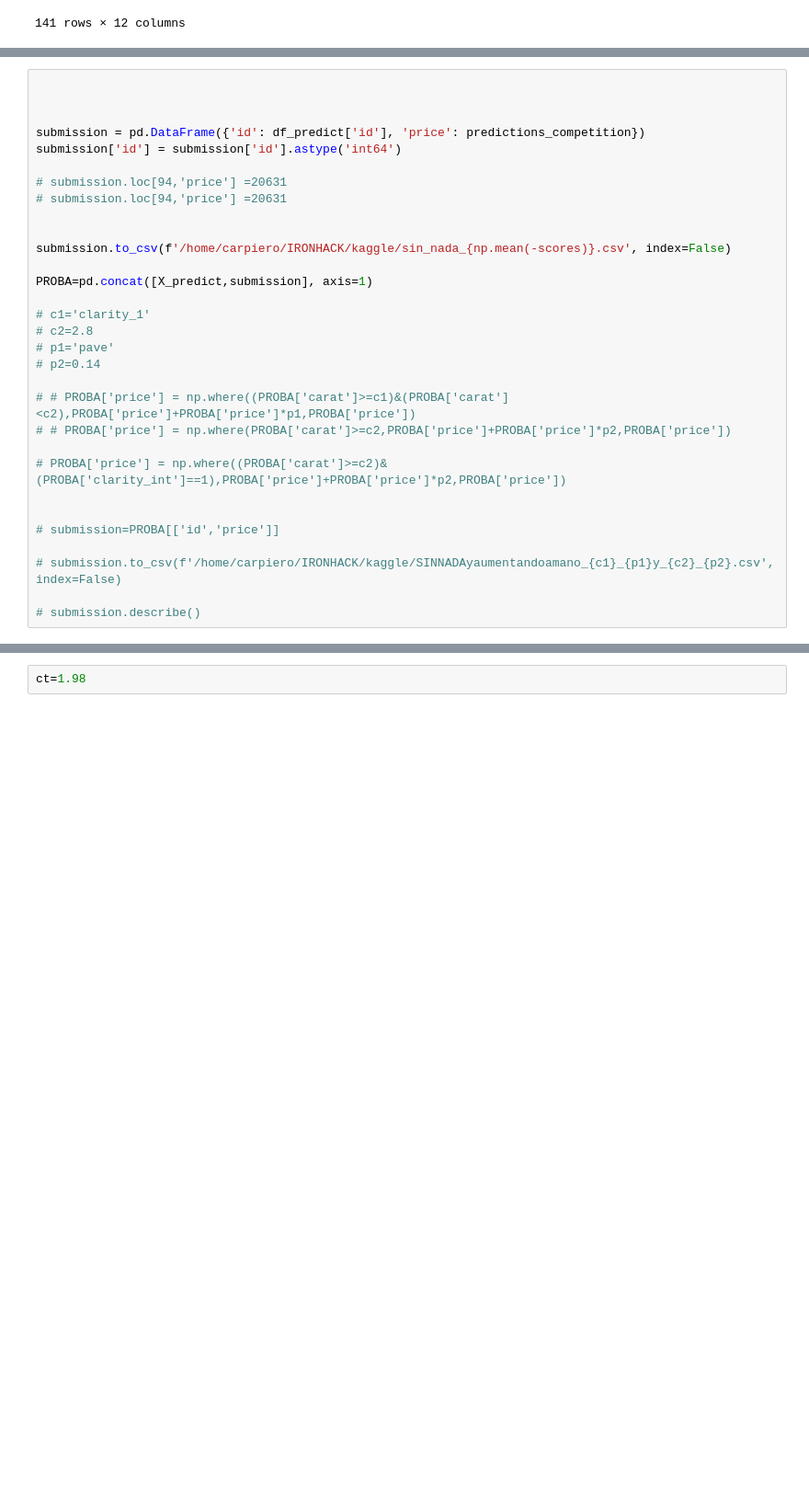
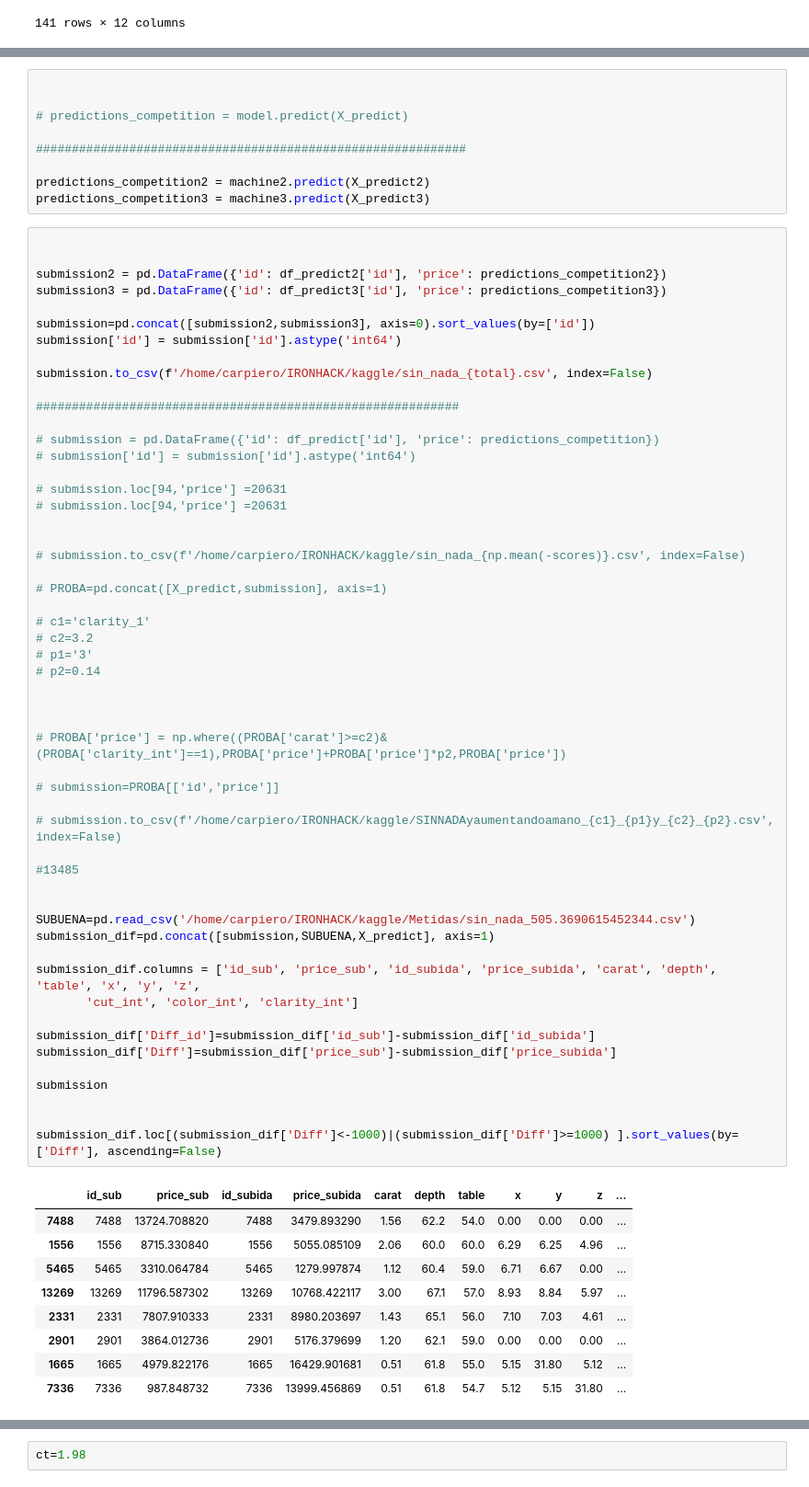
Before and after one commit to carpiero/Kaggle_Competition_Machine_Learning, a Jupyter notebook: notebooks/NotebookML002.ipynb, the cells around one changed output, grey strips where cells are left out. Shown at 92% size. Drawn from its saved outputs; the diff is of its cells as text; blank space fills up the shorter version.

```diff
--- a/notebooks/NotebookML002.ipynb
+++ b/notebooks/NotebookML002.ipynb
@@ -561,34 +624,75 @@ predictions_competition = model.predict(X_predict)
+# %%
+
+
+# predictions_competition = model.predict(X_predict)
+
+############################################################
+
+predictions_competition2 = machine2.predict(X_predict2)
+predictions_competition3 = machine3.predict(X_predict3)
 # %%
 
 
+submission2 = pd.DataFrame({'id': df_predict2['id'], 'price': predictions_competition2})
+submission3 = pd.DataFrame({'id': df_predict3['id'], 'price': predictions_competition3})
 
-submission = pd.DataFrame({'id': df_predict['id'], 'price': predictions_competition})
+submission=pd.concat([submission2,submission3], axis=0).sort_values(by=['id'])
 submission['id'] = submission['id'].astype('int64')
+
+submission.to_csv(f'/home/carpiero/IRONHACK/kaggle/sin_nada_{total}.csv', index=False)
+
+###########################################################
+
+# submission = pd.DataFrame({'id': df_predict['id'], 'price': predictions_competition})
+# submission['id'] = submission['id'].astype('int64')
 
 # submission.loc[94,'price'] =20631
 # submission.loc[94,'price'] =20631
 
 
-submission.to_csv(f'/home/carpiero/IRONHACK/kaggle/sin_nada_{np.mean(-scores)}.csv', index=False)
+# submission.to_csv(f'/home/carpiero/IRONHACK/kaggle/sin_nada_{np.mean(-scores)}.csv', index=False)
 
-PROBA=pd.concat([X_predict,submission], axis=1)
+# PROBA=pd.concat([X_predict,submission], axis=1)
 
 # c1='clarity_1'
-# c2=2.8
-# p1='pave'
+# c2=3.2
+# p1='3'
 # p2=0.14
 
-# # PROBA['price'] = np.where((PROBA['carat']>=c1)&(PROBA['carat']<c2),PROBA['price']+PROBA['price']*p1,PROBA['price'])
-# # PROBA['price'] = np.where(PROBA['carat']>=c2,PROBA['price']+PROBA['price']*p2,PROBA['price'])
+
 
 # PROBA['price'] = np.where((PROBA['carat']>=c2)&(PROBA['clarity_int']==1),PROBA['price']+PROBA['price']*p2,PROBA['price'])
-
 
 # submission=PROBA[['id','price']]
 
 # submission.to_csv(f'/home/carpiero/IRONHACK/kaggle/SINNADAyaumentandoamano_{c1}_{p1}y_{c2}_{p2}.csv', index=False)
 
-# submission.describe()
+#13485
+
+
+SUBUENA=pd.read_csv('/home/carpiero/IRONHACK/kaggle/Metidas/sin_nada_505.3690615452344.csv')
+submission_dif=pd.concat([submission,SUBUENA,X_predict], axis=1)
+
+submission_dif.columns = ['id_sub', 'price_sub', 'id_subida', 'price_subida', 'carat', 'depth', 'table', 'x', 'y', 'z',
+       'cut_int', 'color_int', 'clarity_int']
+
+submission_dif['Diff_id']=submission_dif['id_sub']-submission_dif['id_subida']
+submission_dif['Diff']=submission_dif['price_sub']-submission_dif['price_subida']
+
+submission
+
+
+submission_dif.loc[(submission_dif['Diff']<-1000)|(submission_dif['Diff']>=1000) ].sort_values(by=['Diff'], ascending=False)
+# %% [output]
+|  | id_sub | price_sub | id_subida | price_subida | carat | depth | table | x | y | z | ... |
+| 7488 | 7488 | 13724.708820 | 7488 | 3479.893290 | 1.56 | 62.2 | 54.0 | 0.00 | 0.00 | 0.00 | ... |
+| 1556 | 1556 | 8715.330840 | 1556 | 5055.085109 | 2.06 | 60.0 | 60.0 | 6.29 | 6.25 | 4.96 | ... |
+| 5465 | 5465 | 3310.064784 | 5465 | 1279.997874 | 1.12 | 60.4 | 59.0 | 6.71 | 6.67 | 0.00 | ... |
+| 13269 | 13269 | 11796.587302 | 13269 | 10768.422117 | 3.00 | 67.1 | 57.0 | 8.93 | 8.84 | 5.97 | ... |
+| 2331 | 2331 | 7807.910333 | 2331 | 8980.203697 | 1.43 | 65.1 | 56.0 | 7.10 | 7.03 | 4.61 | ... |
+| 2901 | 2901 | 3864.012736 | 2901 | 5176.379699 | 1.20 | 62.1 | 59.0 | 0.00 | 0.00 | 0.00 | ... |
+| 1665 | 1665 | 4979.822176 | 1665 | 16429.901681 | 0.51 | 61.8 | 55.0 | 5.15 | 31.80 | 5.12 | ... |
+| 7336 | 7336 | 987.848732 | 7336 | 13999.456869 | 0.51 | 61.8 | 54.7 | 5.12 | 5.15 | 31.80 | ... |
 # %%
 
 
```
Also changed, not shown: parts of 23 cells of this notebook, 5 other files.
